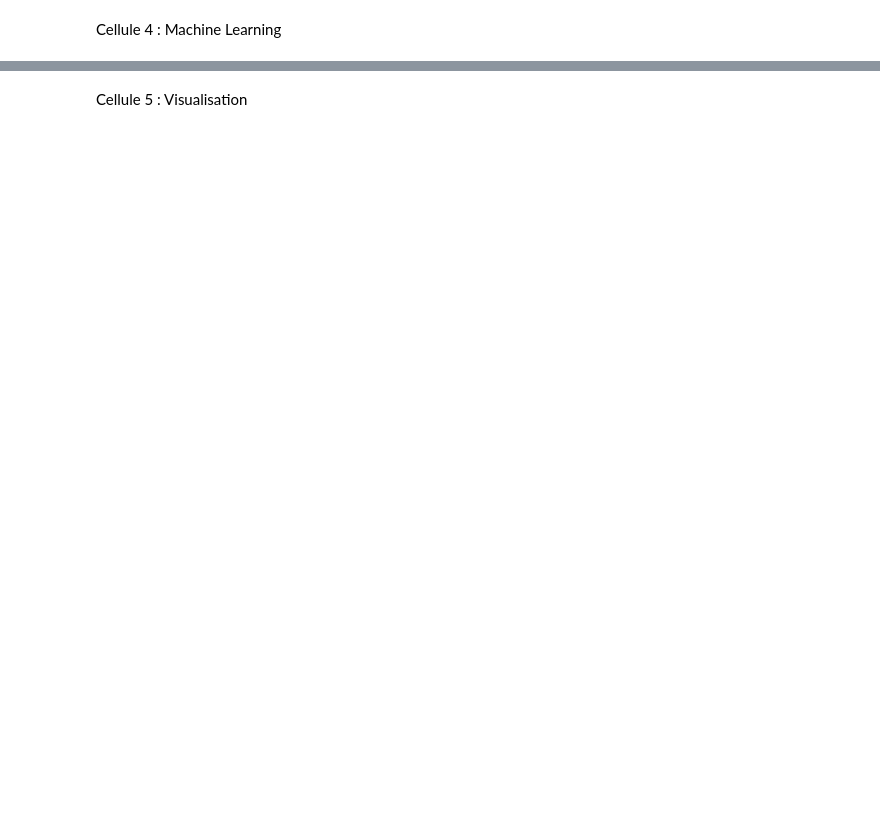
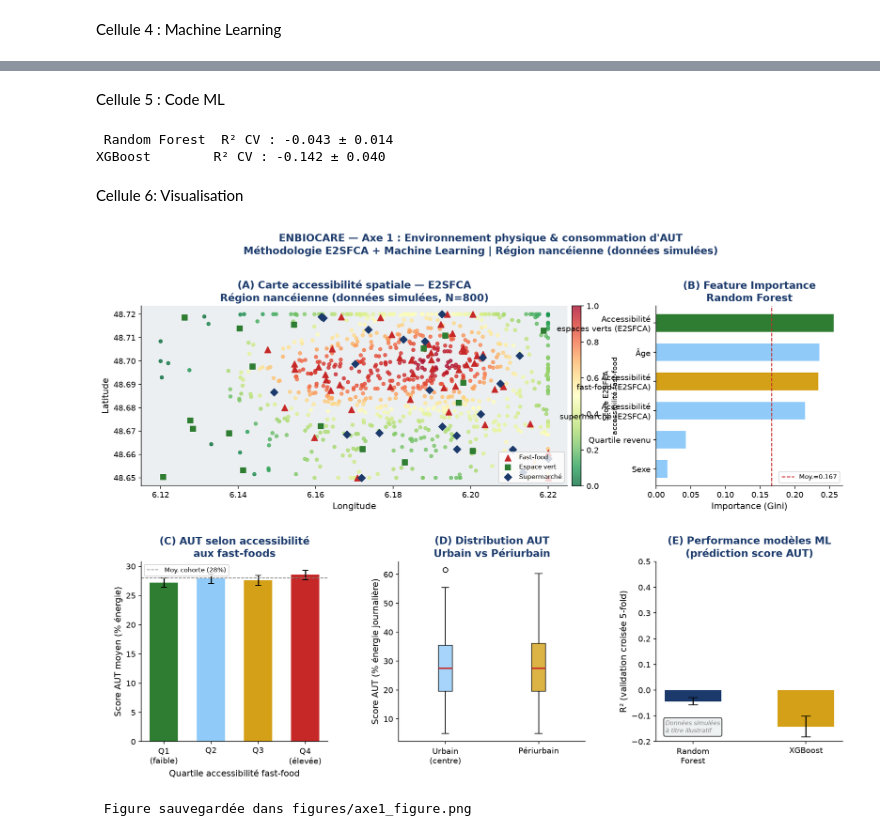
Before and after one commit to Aristide2000/ENBIOCARE, a Jupyter notebook: notebooks/axe1_environement_spatial.ipynb, the cells around one changed output, grey strips where cells are left out. Cells and saved outputs as stored; diff of their text form; code cells hidden in the pictures; blank space fills up the shorter version.

Commit message:
feat(axe1): notebook complet + figure E2SFCA + ML

```diff
--- a/notebooks/axe1_environement_spatial.ipynb
+++ b/notebooks/axe1_environement_spatial.ipynb
@@ -211,6 +232,43 @@ print(participants[["acc_fastfood","acc_supermarche","acc_espacevert"]].describe
+# %% [markdown]
+Cellule 5 : Code ML
+# %%
+features = ["acc_fastfood","acc_supermarche","acc_espacevert",
+            "age","sexe","revenu_quartile"]
+feature_labels = [
+    "Accessibilité\nfast-food (E2SFCA)",
+    "Accessibilité\nsupermarché (E2SFCA)",
+    "Accessibilité\nespaces verts (E2SFCA)",
+    "Âge", "Sexe", "Quartile revenu"
+]
+
+X = participants[features].values
+y = participants["aut_score"].values
+X_scaled = StandardScaler().fit_transform(X)
+
+rf = RandomForestRegressor(n_estimators=200, max_depth=5, random_state=42)
+rf.fit(X_scaled, y)
+rf_scores = cross_val_score(rf, X_scaled, y, cv=5, scoring="r2")
+
+xgb = GradientBoostingRegressor(n_estimators=200, max_depth=4,
+                                 learning_rate=0.05, random_state=42)
+xgb.fit(X_scaled, y)
+xgb_scores = cross_val_score(xgb, X_scaled, y, cv=5, scoring="r2")
+
+importances = rf.feature_importances_
+idx_sorted  = np.argsort(importances)
+
+print(f" Random Forest  R² CV : {rf_scores.mean():.3f} ± {rf_scores.std():.3f}")
+print(f"XGBoost        R² CV : {xgb_scores.mean():.3f} ± {xgb_scores.std():.3f}")
+# %% [output]
+ Random Forest  R² CV : -0.043 ± 0.014
+XGBoost        R² CV : -0.142 ± 0.040
 # %% [markdown]
-Cellule 5 : Visualisation
+Cellule 6: Visualisation
 # %%
+
+importances = rf.feature_importances_
+idx_sorted  = np.argsort(importances)
+
 fig = plt.figure(figsize=(16, 10))
 fig.patch.set_facecolor("white")
 gs = GridSpec(2, 3, figure=fig, hspace=0.42, wspace=0.38)
@@ -269,35 +327,38 @@ dist_centre = haversine_km(participants["lat"].values, participants["lon"].value
 participants["zone"] = np.where(dist_centre < 2.5, "Urbain\n(centre)", "Périurbain")
 urbain     = participants[participants["zone"]=="Urbain\n(centre)"]["aut_score"]
 periurbain = participants[participants["zone"]=="Périurbain"]["aut_score"]
-bp = ax4.boxplot([urbain, periurbain], labels=["Urbain\n(centre)","Périurbain"],
+bp = ax4.boxplot([urbain, periurbain], tick_labels=["Urbain\n(centre)","Périurbain"],
                  patch_artist=True, medianprops=dict(color=ROUGE, lw=2))
 bp["boxes"][0].set_facecolor(BLEU_L); bp["boxes"][0].set_alpha(0.8)
 bp["boxes"][1].set_facecolor(OR);     bp["boxes"][1].set_alpha(0.8)
 ax4.set_ylabel("Score AUT (% énergie journalière)")
 ax4.set_title("(D) Distribution AUT\nUrbain vs Périurbain",
               fontweight="bold", color=BLEU)
 
 # (E) Performance ML
 ax5 = fig.add_subplot(gs[1, 2])
 bars5 = ax5.bar(["Random\nForest","XGBoost"],
                 [rf_scores.mean(), xgb_scores.mean()],
                 yerr=[rf_scores.std(), xgb_scores.std()],
                 color=[BLEU, OR], capsize=6, width=0.5)
 ax5.set_ylabel("R² (validation croisée 5-fold)")
 ax5.set_title("(E) Performance modèles ML\n(prédiction score AUT)",
               fontweight="bold", color=BLEU)
 ax5.set_ylim(-0.2, 0.5)
 ax5.text(0.05, 0.05, "Données simulées\nà titre illustratif",
          transform=ax5.transAxes, fontsize=7.5, color="gray", style="italic",
          bbox=dict(boxstyle="round", facecolor=GRIS, alpha=0.8))
 
 fig.suptitle(
     "ENBIOCARE — Axe 1 : Environnement physique & consommation d'AUT\n"
     "Méthodologie E2SFCA + Machine Learning | Région nancéienne (données simulées)",
     fontsize=13, fontweight="bold", color=BLEU, y=1.01
 )
 
 plt.tight_layout()
-plt.savefig("figures/axe1_figure.png", dpi=200, bbox_inches="tight", facecolor="white")
+plt.savefig("../figures/axe1_figure.png", dpi=200, bbox_inches="tight", facecolor="white")
 plt.show()
 print(" Figure sauvegardée dans figures/axe1_figure.png")
+# %% [output]
+[figure, added]
+ Figure sauvegardée dans figures/axe1_figure.png
```
Also changed, not shown: parts of 4 cells of this notebook, 1 other file.
